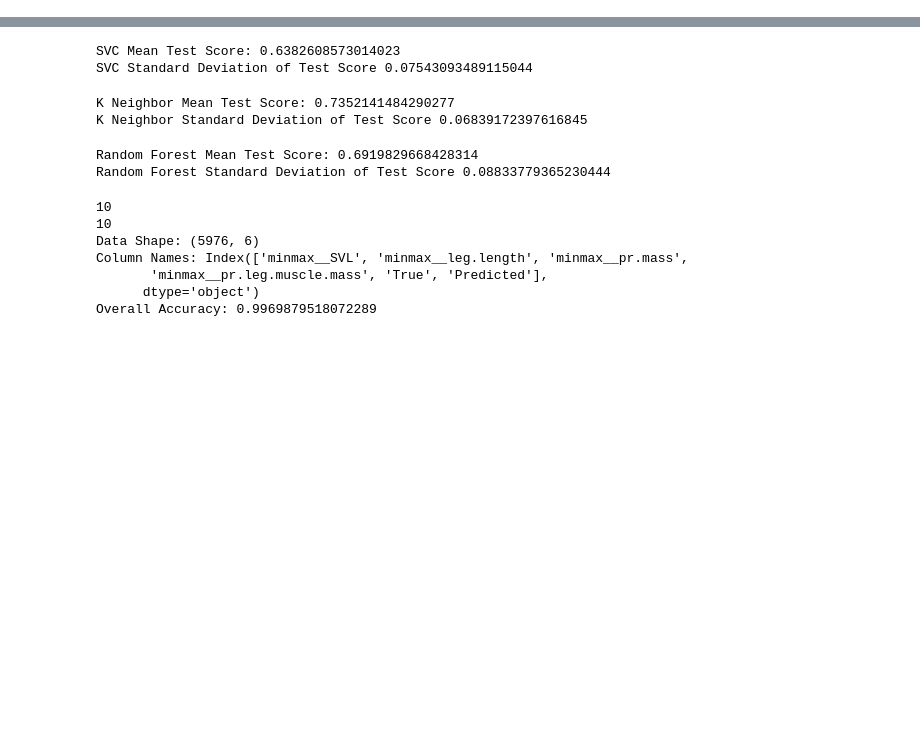
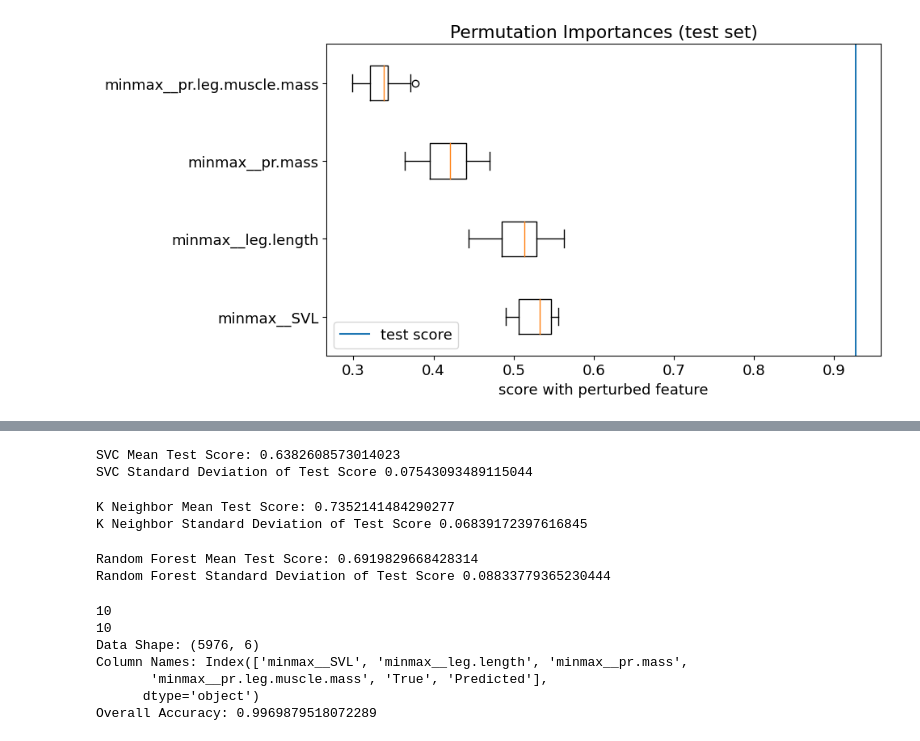
Before and after one commit to nandersonk/Frog-Microhabitat-Classification, a Jupyter notebook: src/DATA1030project.ipynb, the cells around one changed output, grey strips where cells are left out. Saved outputs shown, nothing was run; the diff lists cells and outputs as text; code cells hidden in the pictures; blank space fills up the shorter version.

```diff
--- a/src/DATA1030project.ipynb
+++ b/src/DATA1030project.ipynb
@@ -502,0 +379,22 @@ KeyError: 'True'
+# %%
+np.random.seed(42)
+nr_runs = 10
+scores = np.zeros([len(ftr_names),nr_runs])
+
+file = open('/Users/nigelk.anderson/Desktop/DATA 1030/DATA1030-Fall2022/Frog-Microhabitat-Classification/Results/xgboost.save', 'rb')
+verybestmodel, verybestxtest, verybestytest, bestfeaturenames = pickle.load(file)
+file.close()
+
+test_score = verybestmodel.score(verybestxtest,verybestytest)
+print('test score = ',test_score)
+print('test baseline = ',np.sum(y_test == 0)/len(verybestytest))
+# loop through the features
+for i in range(len(bestfeaturenames)):
+    print('shuffling '+str(bestfeaturenames[i]))
+    acc_scores = []
+    for j in range(nr_runs):
+        X_test_shuffled = verybestxtest.copy()
+        X_test_shuffled[bestfeaturenames[i]] = np.random.permutation(verybestxtest[bestfeaturenames[i]].values)
+        acc_scores.append(XGB.score(X_test_shuffled,verybestytest))
+    print('   shuffled test score:',np.around(np.mean(acc_scores),3),'+/-',np.around(np.std(acc_scores),3))
+    scores[i] = acc_scores
@@ -502,0 +412,14 @@ KeyError: 'True'
+# %%
+sorted_indcs = np.argsort(np.mean(scores,axis=1))[::-1]
+plt.rcParams.update({'font.size': 13})
+plt.figure(figsize=(10,5))
+plt.boxplot(scores[sorted_indcs].T,labels=bestfeaturenames[sorted_indcs],vert=False)
+plt.axvline(test_score,label='test score')
+plt.title("Permutation Importances (test set)")
+plt.xlabel('score with perturbed feature')
+plt.legend()
+plt.tight_layout()
+plt.savefig('/Users/nigelk.anderson/Desktop/DATA 1030/DATA1030-Fall2022/Frog-Microhabitat-Classification/figures/permutationimportance.png', dpi=300)
+plt.show()
+# %% [output]
+[figure, added]
```
Also changed, not shown: parts of 43 cells of this notebook, 26 other files.
